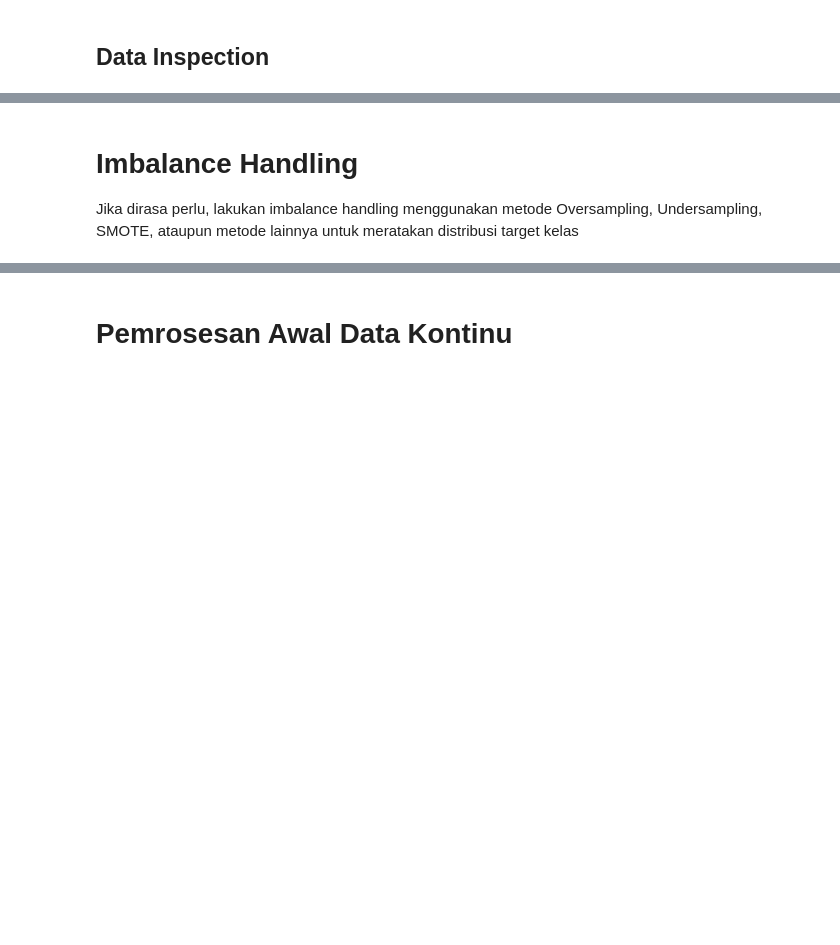
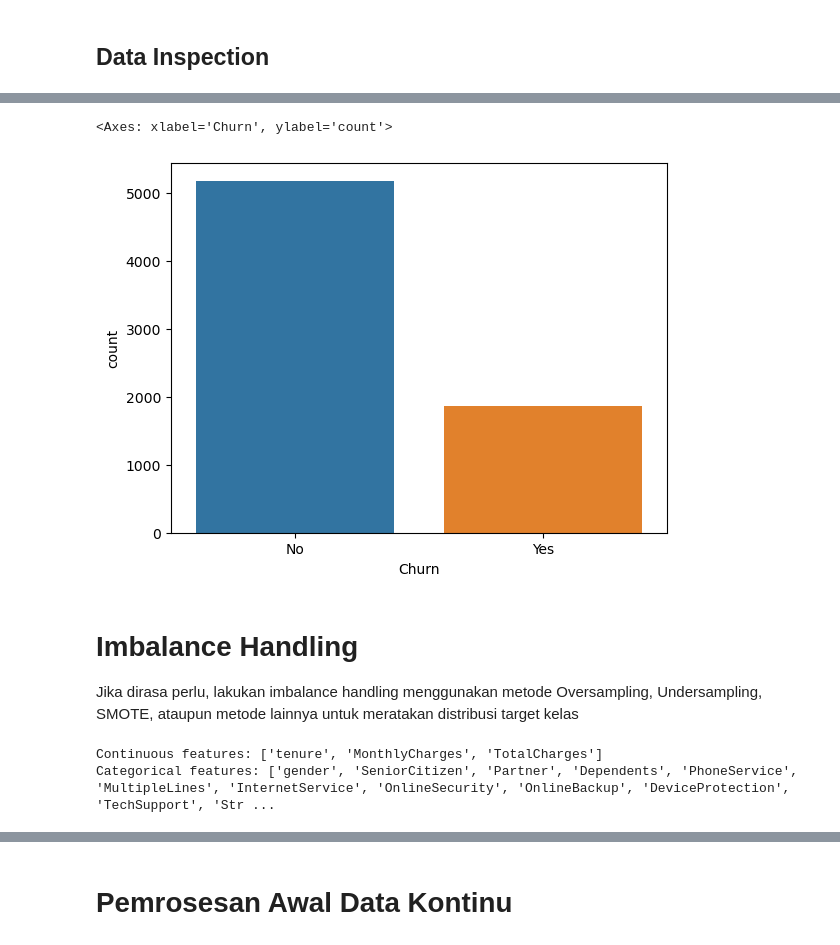
Before and after one commit to rayhanegar/Code-PPM, a Jupyter notebook: UTP_PPM_2024-main/UTP_NB_225150201111014_RAYHAN EGAR.ipynb, the cells around one changed output, grey strips where cells are left out. Saved outputs shown, nothing was run; the diff lists cells and outputs as text; code cells hidden in the pictures; blank space fills up the shorter version.

```diff
--- a/UTP_PPM_2024-main/UTP_NB_225150201111014_RAYHAN EGAR.ipynb
+++ b/UTP_PPM_2024-main/UTP_NB_225150201111014_RAYHAN EGAR.ipynb
@@ -50,7 +116,10 @@ plot_distribusi(...)
 # %%
 # Cek distribusi target kelas
 
-sns.countplot(...)
+sns.countplot(data=df, x='Churn')
+# %% [output]
+<Axes: xlabel='Churn', ylabel='count'>
+[figure, added]
 # %% [markdown]
 # Imbalance Handling
 
@@ -62,0 +136,19 @@ from imblearn.under_sampling import RandomUnderSampler
+# %%
+from imblearn.over_sampling import SMOTENC, RandomOverSampler
+from imblearn.under_sampling import RandomUnderSampler
+
+continuous_features = ['tenure', 'MonthlyCharges', 'TotalCharges']
+categorical_features = []
+for col in X_df.columns:
+    if col not in continuous_features:
+        categorical_features.append(col)
+
+print(f"Continuous features: {continuous_features}")
+print(f"Categorical features: {categorical_features}")
+
+smoteng = SMOTENC(categorical_features=categorical_features, random_state=42)
+
+X_resampled, y_resampled = smoteng.fit_resample(X_df, y_df)
+# %% [output]
+Continuous features: ['tenure', 'MonthlyCharges', 'TotalCharges']
+Categorical features: ['gender', 'SeniorCitizen', 'Partner', 'Dependents', 'PhoneService', 'MultipleLines', 'InternetService', 'OnlineSecurity', 'OnlineBackup', 'DeviceProtection', 'TechSupport', 'Str ...
```
Also changed, not shown: parts of 37 cells of this notebook, 2 other files.
